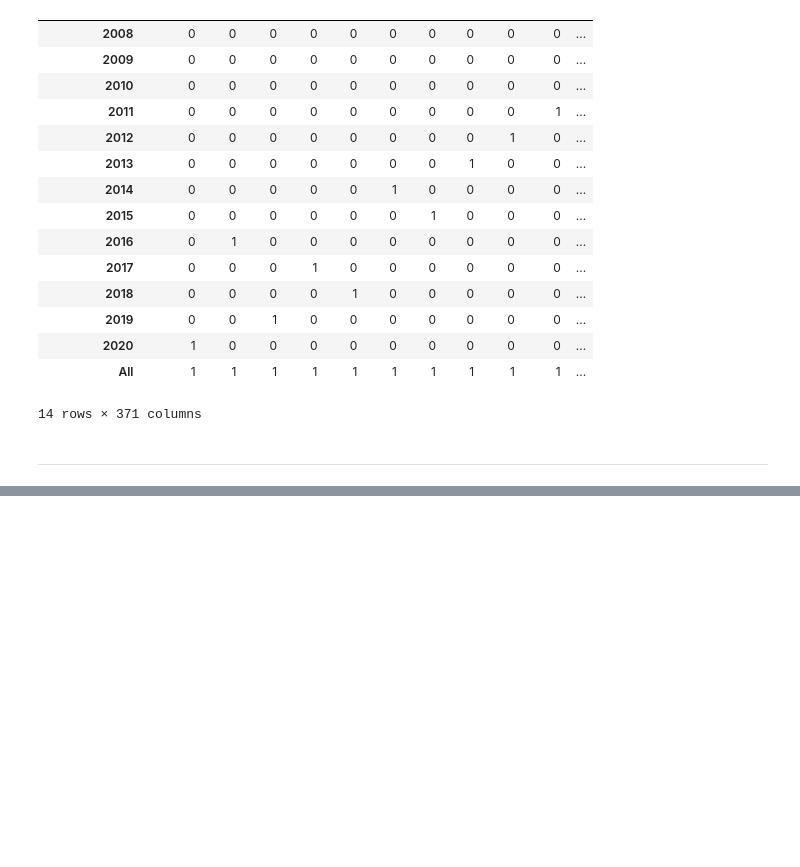
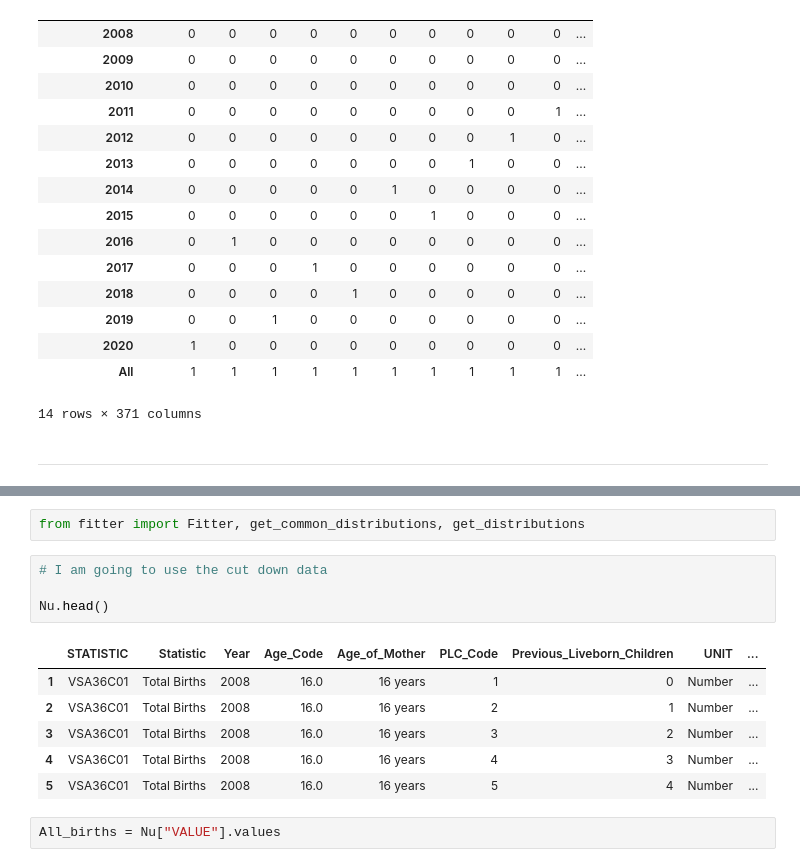
Before and after one commit to VCurry20/PDARandomData, a Jupyter notebook: Data Analysis Project.ipynb, the cells around one changed output, grey strips where cells are left out. Saved outputs shown, nothing was run; the diff lists cells and outputs as text; blank space fills up the shorter version.

Commit message:
statistics

```diff
--- a/Data Analysis Project.ipynb
+++ b/Data Analysis Project.ipynb
@@ -1490,0 +1504,15 @@ print (results)
+# %%
+from fitter import Fitter, get_common_distributions, get_distributions
+# %%
+# I am going to use the cut down data
+
+Nu.head()
+# %% [output]
+|  | STATISTIC | Statistic | Year | Age_Code | Age_of_Mother | PLC_Code | Previous_Liveborn_Children | UNIT | ... |
+| 1 | VSA36C01 | Total Births | 2008 | 16.0 | 16 years | 1 | 0 | Number | ... |
+| 2 | VSA36C01 | Total Births | 2008 | 16.0 | 16 years | 2 | 1 | Number | ... |
+| 3 | VSA36C01 | Total Births | 2008 | 16.0 | 16 years | 3 | 2 | Number | ... |
+| 4 | VSA36C01 | Total Births | 2008 | 16.0 | 16 years | 4 | 3 | Number | ... |
+| 5 | VSA36C01 | Total Births | 2008 | 16.0 | 16 years | 5 | 4 | Number | ... |
+# %%
+All_births = Nu["VALUE"].values
```
Also changed, not shown: parts of 2 cells of this notebook, 1 other file.
